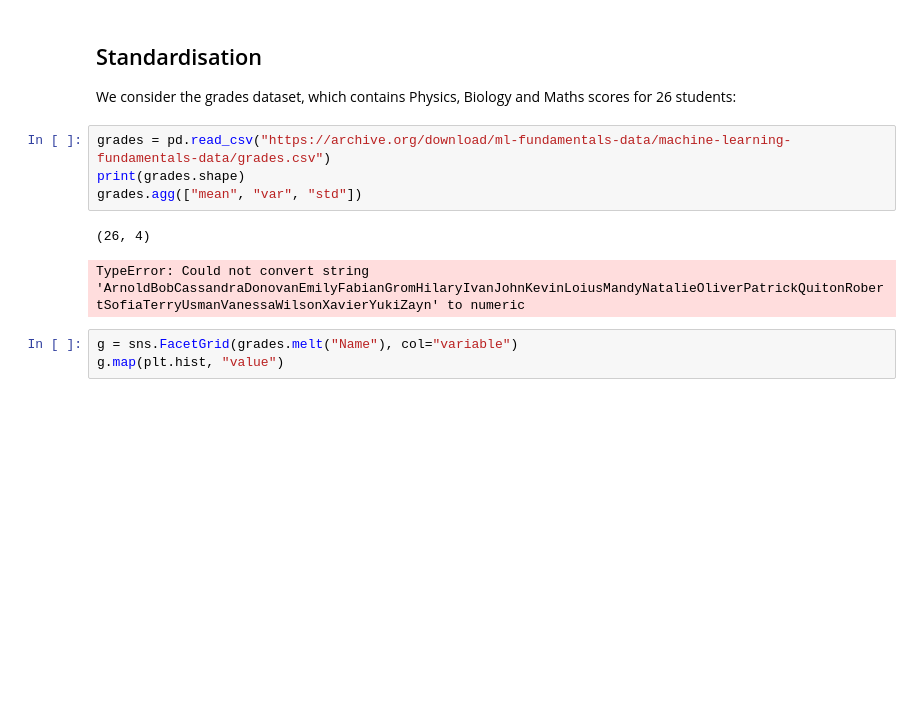
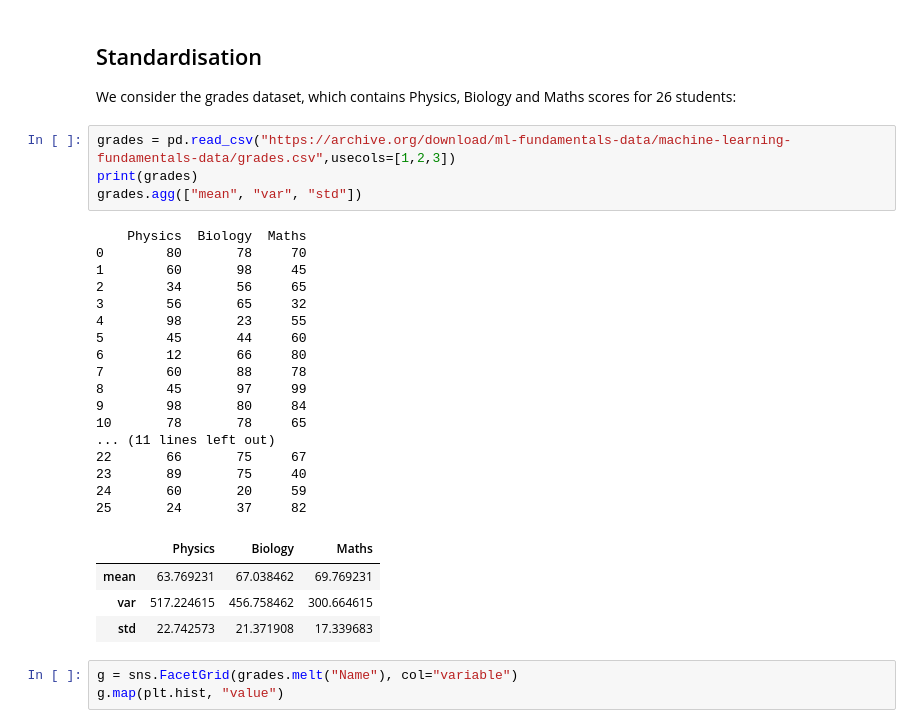
Before and after one commit to joenotavailable/FMML_Labs, a Jupyter notebook: Probability_and_Statistics_2.ipynb, the cells around one changed output. Drawn from its saved outputs; the diff is of its cells as text; blank space fills up the shorter version.

```diff
--- a/Probability_and_Statistics_2.ipynb
+++ b/Probability_and_Statistics_2.ipynb
@@ -246,12 +256,31 @@ You can see that the Mean Squared eror is a great penalty, because it punishes g
 
 We consider the grades dataset, which contains Physics, Biology and Maths scores for 26 students:
 # %%
-grades = pd.read_csv("https://archive.org/download/ml-fundamentals-data/machine-learning-fundamentals-data/grades.csv")
-print(grades.shape)
+grades = pd.read_csv("https://archive.org/download/ml-fundamentals-data/machine-learning-fundamentals-data/grades.csv",usecols=[1,2,3])
+print(grades)
 grades.agg(["mean", "var", "std"])
 # %% [output]
-(26, 4)
+    Physics  Biology  Maths
+0        80       78     70
+1        60       98     45
+2        34       56     65
+3        56       65     32
+4        98       23     55
+5        45       44     60
+6        12       66     80
+7        60       88     78
+8        45       97     99
+9        98       80     84
+10       78       78     65
+... (11 lines left out)
+22       66       75     67
+23       89       75     40
+24       60       20     59
+25       24       37     82
-TypeError: Could not convert string 'ArnoldBobCassandraDonovanEmilyFabianGromHilaryIvanJohnKevinLoiusMandyNatalieOliverPatrickQuitonRobertSofiaTerryUsmanVanessaWilsonXavierYukiZayn' to numeric
+|  | Physics | Biology | Maths |
+| mean | 63.769231 | 67.038462 | 69.769231 |
+| var | 517.224615 | 456.758462 | 300.664615 |
+| std | 22.742573 | 21.371908 | 17.339683 |
 # %%
 g = sns.FacetGrid(grades.melt("Name"), col="variable")
 g.map(plt.hist, "value")
```
Also changed, not shown: parts of 1 cell of this notebook.
